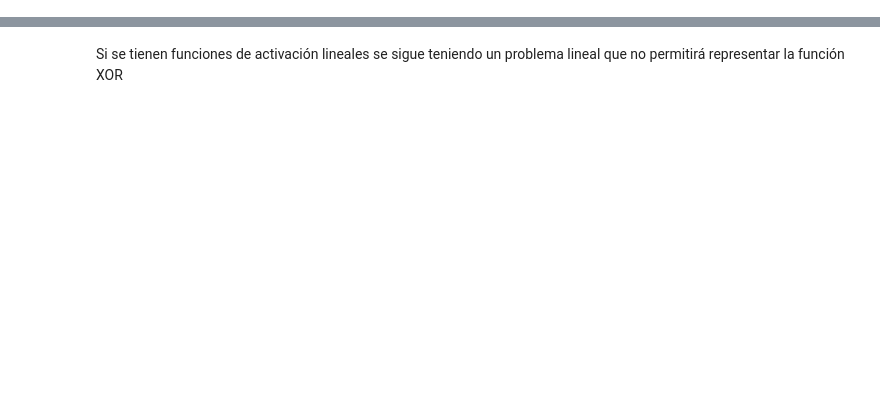
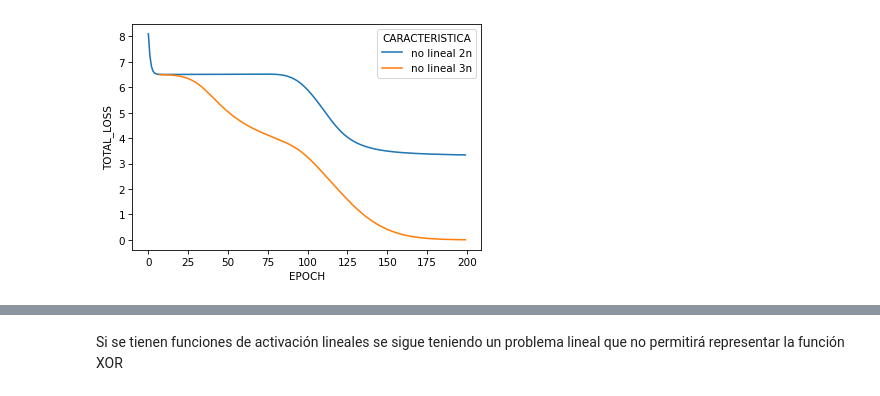
Before and after one commit to jbarberia/sia-tp3, a Jupyter notebook: src/Ejercicio3.ipynb, the cells around one changed output, grey strips where cells are left out. Drawn from its saved outputs; the diff is of its cells as text; code cells hidden in the pictures; blank space fills up the shorter version.

```diff
--- a/src/Ejercicio3.ipynb
+++ b/src/Ejercicio3.ipynb
@@ -7,0 +69,22 @@ import pandas as pd
+# %%
+folders = [
+    "../out/ejercicio_3_xor_no lineal 2n",
+    "../out/ejercicio_3_xor_no lineal 3n",
+]
+
+dfs = []
+for folder in folders:
+    for i in range(1):
+        filename = os.path.join(folder, "corrida_{}.csv".format(i))
+        df = pd.read_csv(filename)
+        df["CORRIDA"] = i
+        df["CARACTERISTICA"] = folder.split("_")[-1]
+        dfs.append(df)
+data = pd.concat(dfs)
+data = data.reset_index(drop=True)
+# %%
+train_data = data[(data.CLASE == 0)].dropna()
+sns.lineplot(data=train_data, x="EPOCH", y="TOTAL_LOSS", hue="CARACTERISTICA")
+plt.show()
+# %% [output]
+[figure, added]
```
Also changed, not shown: parts of 26 cells of this notebook, 11 other files.
